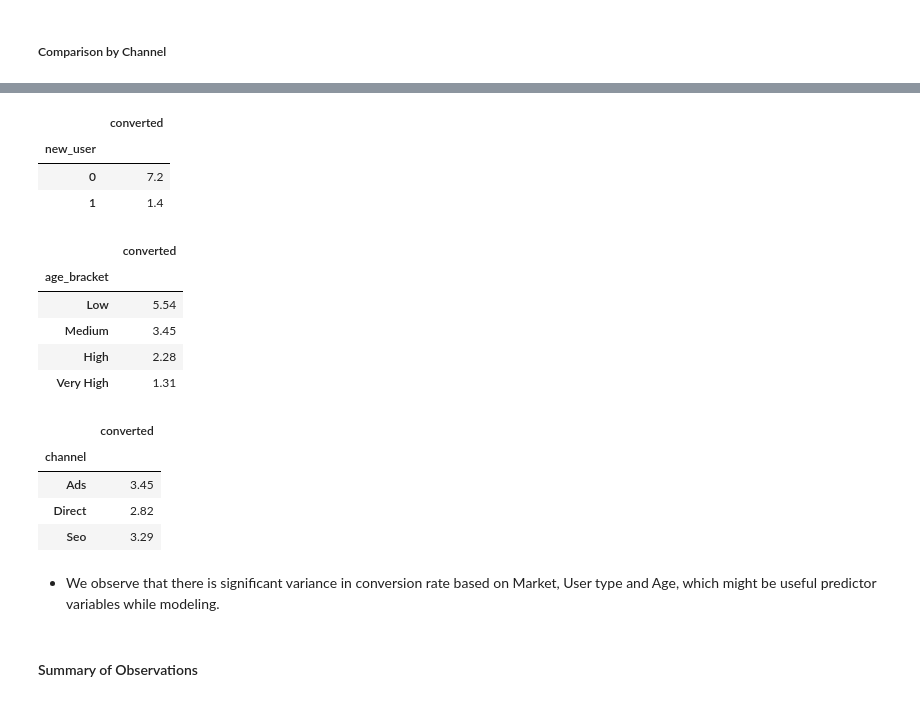
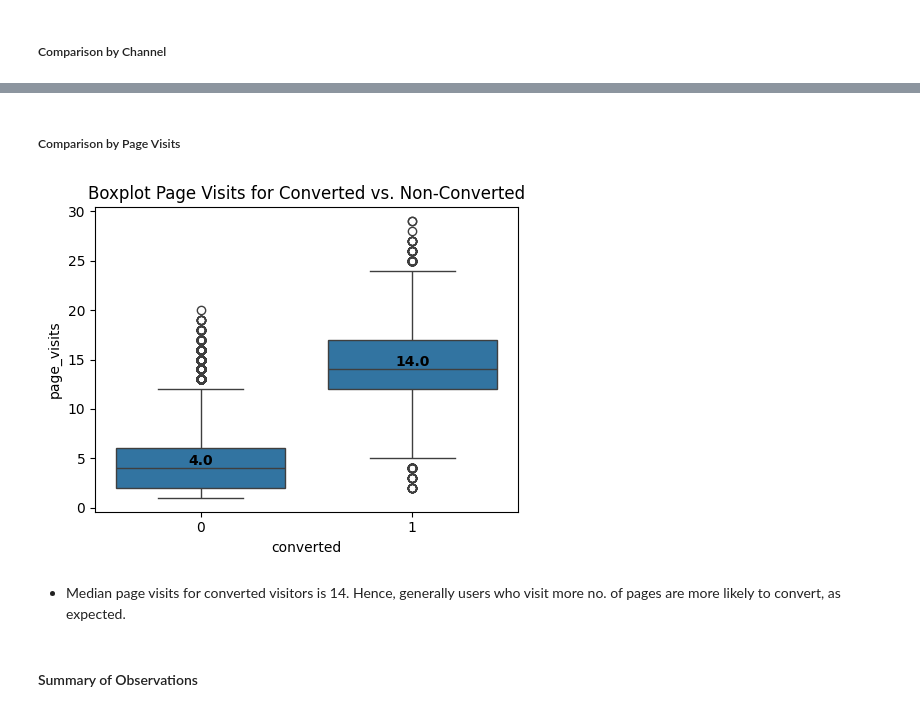
Before and after one commit to traha-89/Portafoglio, a Jupyter notebook: Landing Page Optimization/LP_CRAnalysis_Prediction_2.ipynb, the cells around one changed output, grey strips where cells are left out. Cells and saved outputs as stored; diff of their text form; code cells hidden in the pictures.

```diff
--- a/Landing Page Optimization/LP_CRAnalysis_Prediction_2.ipynb
+++ b/Landing Page Optimization/LP_CRAnalysis_Prediction_2.ipynb
@@ -510,32 +422,21 @@ round(df_edit.groupby(['country'])[['converted']].mean()* 100,2)
-# %%
-# Conversion Rates by user type
-round(df_edit.groupby(['new_user'])[['converted']].mean()* 100,2)
-# %% [output]
-|  | converted |
-| new_user |  |
-| 0 | 7.2 |
-| 1 | 1.4 |
-# %%
-# Conversion Rates by Age Bracket
-round(age_review.groupby(['age_bracket'])[['converted']].mean()* 100,2)
-# %% [output]
-|  | converted |
-| age_bracket |  |
-| Low | 5.54 |
-| Medium | 3.45 |
-| High | 2.28 |
-| Very High | 1.31 |
-# %%
-# Conversion Rates by Channel
-round(df_edit.groupby(['channel'])[['converted']].mean()* 100,2)
-# %% [output]
-|  | converted |
-| channel |  |
-| Ads | 3.45 |
-| Direct | 2.82 |
-| Seo | 3.29 |
-# %% [markdown]
-- We observe that there is significant variance in conversion rate based on Market, User type and Age, which might be useful predictor variables while modeling.
+# %% [markdown]
+##### Comparison by Page Visits
+# %%
+# Boxplot Page Visits for Converted vs. Non-Converted
+plt.figure(figsize=(5, 4))
+ax= sns.boxplot(y= df_edit['page_visits'], x= df_edit['converted'])
+medians = df_edit.groupby('converted')['page_visits'].median()
+for i, median in enumerate(medians):
+        ax.text(i, median, f"{median:.1f}", ha='center', va='bottom', color='black', fontsize=10, fontweight='bold')
+
+
+plt.title('Boxplot Page Visits for Converted vs. Non-Converted')
+plt.tight_layout()
+plt.show()
+# %% [output]
+[figure, added]
+# %% [markdown]
+- Median page visits for converted visitors is 14. Hence, generally users who visit more no. of pages are more likely to convert, as expected.
 # %% [markdown]
 #### Summary of Observations
 # %% [markdown]
```
Also changed, not shown: parts of 44 cells of this notebook.
